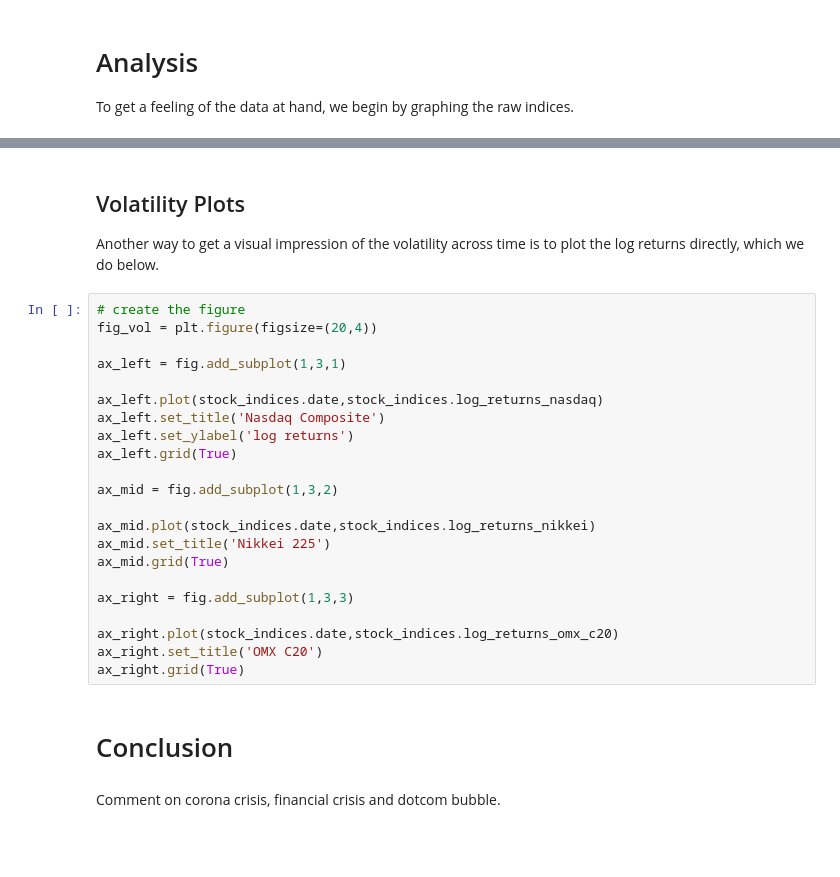
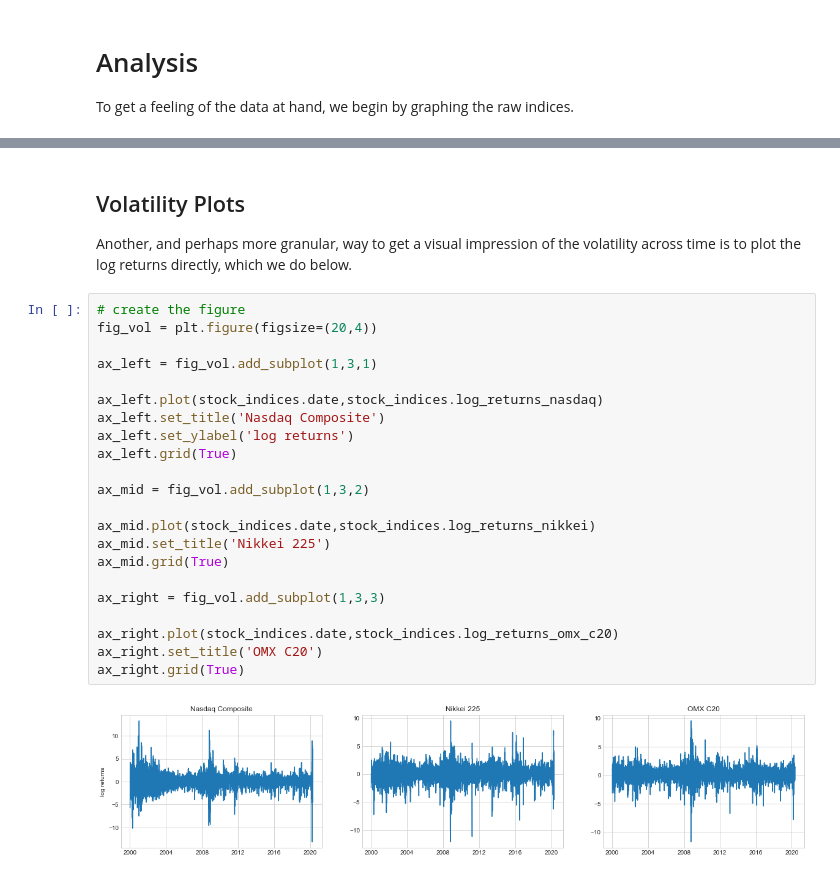
Before and after one commit to NumEconCopenhagen/projects-2020-kongeraekken-1, a Jupyter notebook: dataproject/dataproject.ipynb, the cells around one changed output, grey strips where cells are left out. Cells and saved outputs as stored; diff of their text form; blank space fills up the shorter version.

```diff
--- a/dataproject/dataproject.ipynb
+++ b/dataproject/dataproject.ipynb
@@ -404,32 +402,28 @@ widgets.interact(update_plot,stat1=stat1,stat2=stat2,stat3=stat3,years=years);
 interactive(children=(Dropdown(description='Statistic #1', options=('mean_nasdaq', 'std_nasdaq', 'min_nasdaq',…
 # %% [markdown]
 ## Volatility Plots
-Another way to get a visual impression of the volatility across time is to plot the log returns directly, which we do below.
+Another, and perhaps more granular, way to get a visual impression of the volatility across time is to plot the log returns directly, which we do below.
 # %%
 # create the figure
 fig_vol = plt.figure(figsize=(20,4))
 
-ax_left = fig.add_subplot(1,3,1)
+ax_left = fig_vol.add_subplot(1,3,1)
 
 ax_left.plot(stock_indices.date,stock_indices.log_returns_nasdaq)
 ax_left.set_title('Nasdaq Composite')
 ax_left.set_ylabel('log returns')
 ax_left.grid(True)
 
-ax_mid = fig.add_subplot(1,3,2)
+ax_mid = fig_vol.add_subplot(1,3,2)
 
 ax_mid.plot(stock_indices.date,stock_indices.log_returns_nikkei)
 ax_mid.set_title('Nikkei 225')
 ax_mid.grid(True)
 
-ax_right = fig.add_subplot(1,3,3)
+ax_right = fig_vol.add_subplot(1,3,3)
 
 ax_right.plot(stock_indices.date,stock_indices.log_returns_omx_c20)
 ax_right.set_title('OMX C20')
 ax_right.grid(True)
+# %% [output]
+[figure, added]
-# %% [markdown]
-# Conclusion
-# %% [markdown]
-
-
-Comment on corona crisis, financial crisis and dotcom bubble.
```
Also changed, not shown: parts of 25 cells of this notebook, 7 other files.
